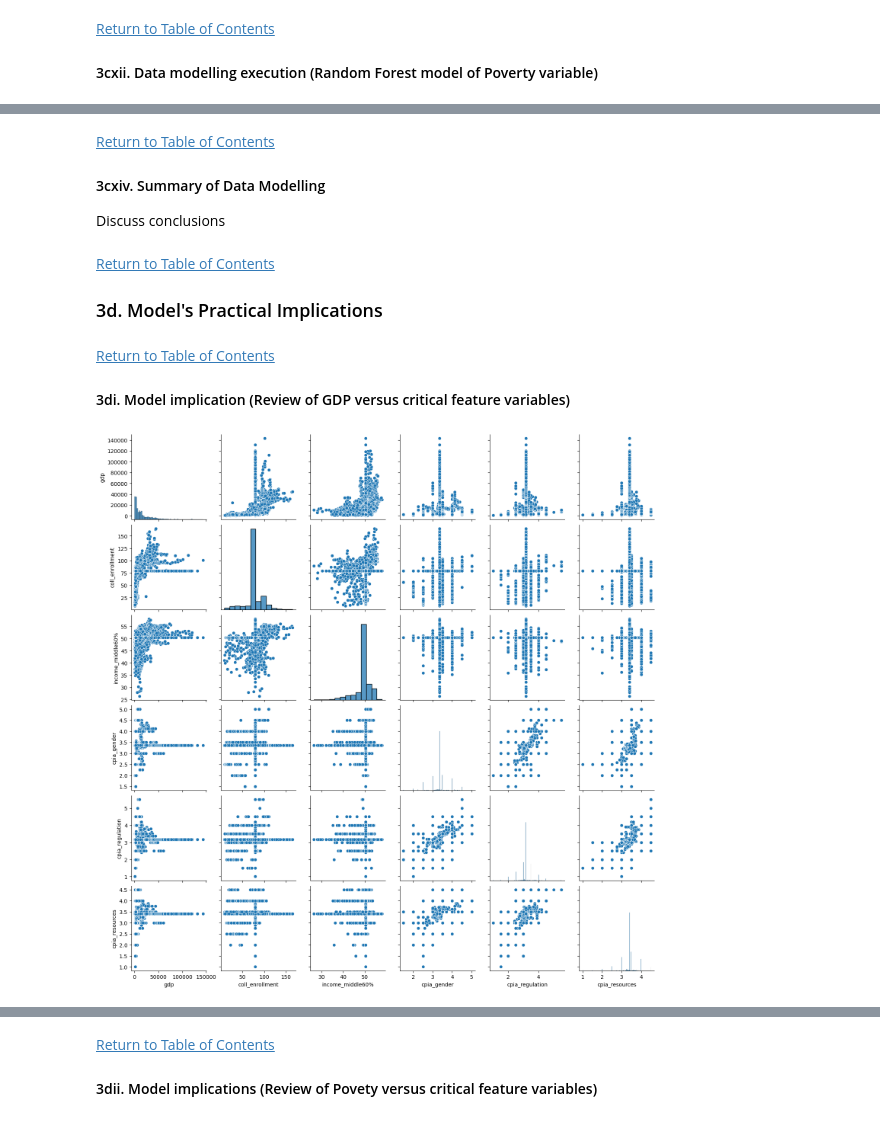
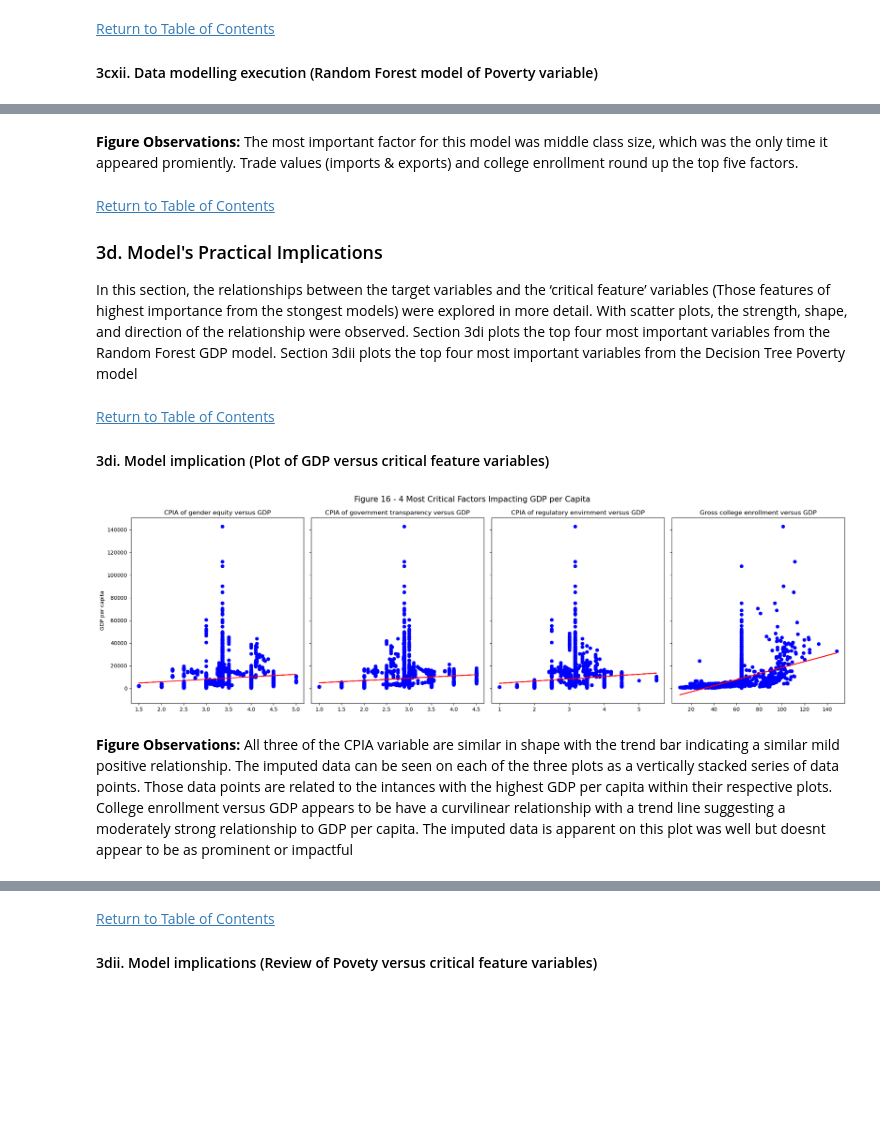
Before and after one commit to te-ex153/Projects, a Jupyter notebook: Country23.ipynb, the cells around one changed output, grey strips where cells are left out. Saved outputs shown, nothing was run; the diff lists cells and outputs as text; code cells hidden in the pictures; blank space fills up the shorter version.

Commit message:
Add files via upload
Complete in content. Needs final text editing

```diff
--- a/Country23.ipynb
+++ b/Country23.ipynb
@@ -968,7 +1012,7 @@ Below further exlores missing data in the master dataframe. Those rows that offe
 # %%
 ''' Check to see how many rows has  less than 2 features feature with information'''
 #### columns to check
-cols = df_economy2.loc[:, 'cpia_regulation':'export_capita']
+cols = df_economy2.loc[:, 'cpia_regulation':'export_quint']
 
 #### chech if features are all nan
 feature_all_nan = cols.isna().all(axis=1).sum()
@@ -980,7 +1024,7 @@ two_feature_with_info = cols.isna().sum(axis=1) == (cols.shape[1] - 2)
 #### count the number of rows where the above condition is met (only one feature with information)
 one_feature_count = one_feature_with_info.sum()
 two_feature_count = two_feature_with_info.sum()
-
+print('Summary 1 - Number of rows with missing values in all but two feature variables')
 print(f'Number of rows where there was no feature information before drop : {feature_all_nan}')
 print(f'Number of rows with only one feature having information before drop : {one_feature_count}')
 print(f'Number of rows with only two features having information before drop : {two_feature_count}')
@@ -1299,14 +1437,14 @@ the dataframe df_gdp will  be split into a target and feature dataframe
 #### 3ai. Data preproceessing {Separate target and feature variables for GDP}
 # %%
 ########### separate target variables from feature variables
-df_gdp.reset_index(drop=True, inplace=True)
-gdp = df_gdp[['gdp']]
-features = df_gdp[['cpia_regulation', 'cpia_gender', 'cpia_resources', 'cpia_transparency', 'healthcare$', 'education$', 'coll_enrollment', 'income_middle60%', 'import_capita', 'export_capita']]
-print('Table 21 - First five rows to the gdp target dataframe')
+df_gdp3.reset_index(drop=True, inplace=True)
+gdp = df_gdp3[['gdp']]
+features = df_gdp3[['cpia_regulation', 'cpia_gender', 'cpia_resources', 'cpia_transparency', 'healthcare$', 'education$', 'coll_enrollment', 'income_middle60%', 'import_quint', 'export_quint']]
+print('Table 22 - First five rows to the gdp target dataframe')
 print(gdp.head())
 print(f'Number of rows in df : {len(gdp)}')
 print('')
-print('Table 22 - First five rows to the gdp features dataframe')
+print('Table 23 - First five rows to the gdp features dataframe')
 print(features.head())
 print(f'Number of rows in df : {len(features)}')
 # %% [output]
@@ -2117,30 +2277,53 @@ plt.show()
-# %% [markdown]
-[Return to Table of Contents](#1c.-Table-of-Contents)
-<a id='3cxiv-model-summary'></a>
-#### 3cxiv. Summary of Data Modelling
-Discuss conclusions
+# %% [markdown]
+**Figure Observations:** The most important factor for this model was middle class size, which was the only time it appeared promiently. Trade values (imports & exports) and college enrollment round up the top five factors.
 # %% [markdown]
 [Return to Table of Contents](#1c.-Table-of-Contents)
 <a id='3d-implications'></a>
 ### 3d. Model's Practical Implications
+In this section, the relationships between the target variables and the ‘critical feature’ variables (Those features of highest importance from the stongest models) were explored in more detail. With scatter plots,  the strength, shape, and direction of the relationship were observed. Section 3di plots the top four most important variables from the Random Forest GDP model. Section 3dii plots the top four most important variables from the Decision Tree Poverty model
 # %% [markdown]
 [Return to Table of Contents](#1c.-Table-of-Contents)
 <a id='3di-practical-review-gdp'></a>
-#### 3di. Model implication (Review of GDP versus critical feature variables)
+#### 3di. Model implication (Plot of GDP versus critical feature variables)
 # %%
-scaler = MinMaxScaler()
+##### Create a series of scatter plots that share the same y axis
+fig, axes = plt.subplots(1, 4, figsize =(20, 6), sharey=True)
 
-critical_df = df_gdp[['gdp', 'coll_enrollment', 'income_middle60%', 'cpia_gender', 'cpia_regulation', 'cpia_resources']]
-not_scaled = ['gdp']
-scaled = ['coll_enrollment', 'income_middle60%', 'cpia_gender', 'cpia_regulation', 'cpia_resources']
+#### Assign crtical variables
+yg = df_gdp3['gdp']
 
-critical_df2 = critical_df.copy()
-critical_df2[scaled] = scaler.fit_transform(critical_df[scaled])
+#### create a list of series top 5 most important features
+x_vars = [
+    df_gdp3['cpia_gender'],
+    df_gdp3['cpia_transparency'],
+    df_gdp3['cpia_regulation'],
+    df_gdp3['coll_enrollment']
+]
 
-critical_df2 = pd.concat([critical_df[not_scaled], critical_df2[scaled]], axis=1)
+#### Create a list of graph titles
+titles = [
+    'CPIA of gender equity versus GDP',
+    'CPIA of government transparency versus GDP',
+    'CPIA of regulatory envirnment versus GDP',
+    'Gross college enrollment versus GDP'
+]
 
+#### Create a scatter plot with a trend line
+for ax, xg, title in zip(axes, x_vars, titles):
+    ax.scatter(xg, yg, color='b', label='Data')
 
-sns.pairplot(critical_df)
+    #### fit a trend line
+    m, b = np.polyfit(xg, yg, 1) #### 1 for linear regression
+    ax.plot(xg, m*xg + b, color='r', label='Trend Line')
+
+    ax.set_title(title)
+    ax.set_label('X Values')
+
+axes[0].set_ylabel('GDP per capita') #### Set the y axis label only on the first plot
+plt.suptitle('Figure 16 - 4 Most Critical Factors Impacting GDP per Capita', fontsize=15)
+plt.tight_layout()
 plt.show()
 # %% [output]
-[figure, old version]
+[figure, new version]
+# %% [markdown]
+**Figure Observations:** All three of the CPIA variable are similar in shape with the trend bar indicating a similar mild positive relationship. The imputed data can be seen on each of the three plots as a vertically stacked series of data points. Those data points are related to the intances with the highest GDP per capita within their respective plots. College enrollment versus GDP appears to be have a curvilinear relationship with a trend line suggesting a moderately strong relationship to GDP per capita. The imputed data is apparent on this plot was well but doesnt appear to be as prominent or impactful
```
Also changed, not shown: parts of 117 cells of this notebook.
